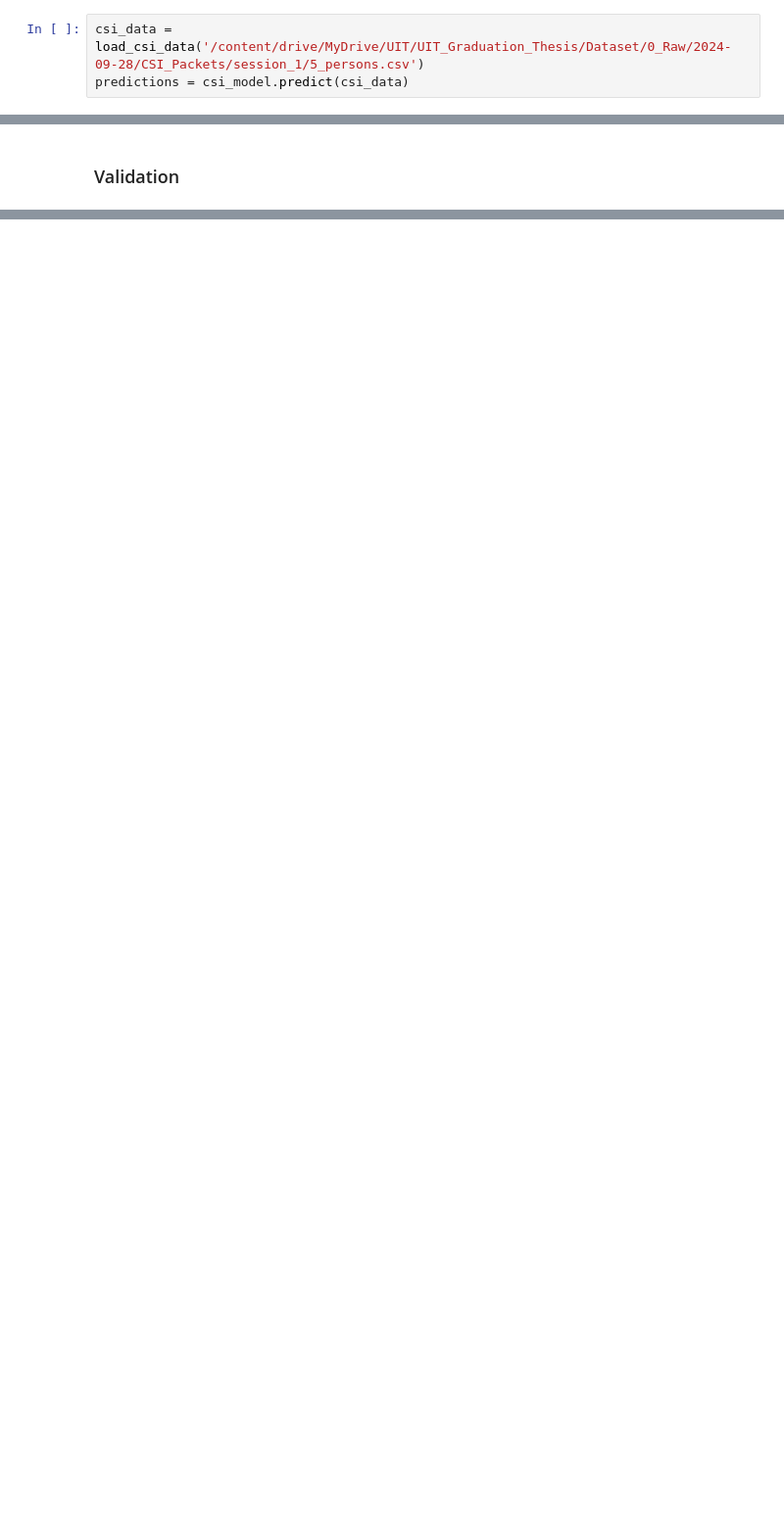
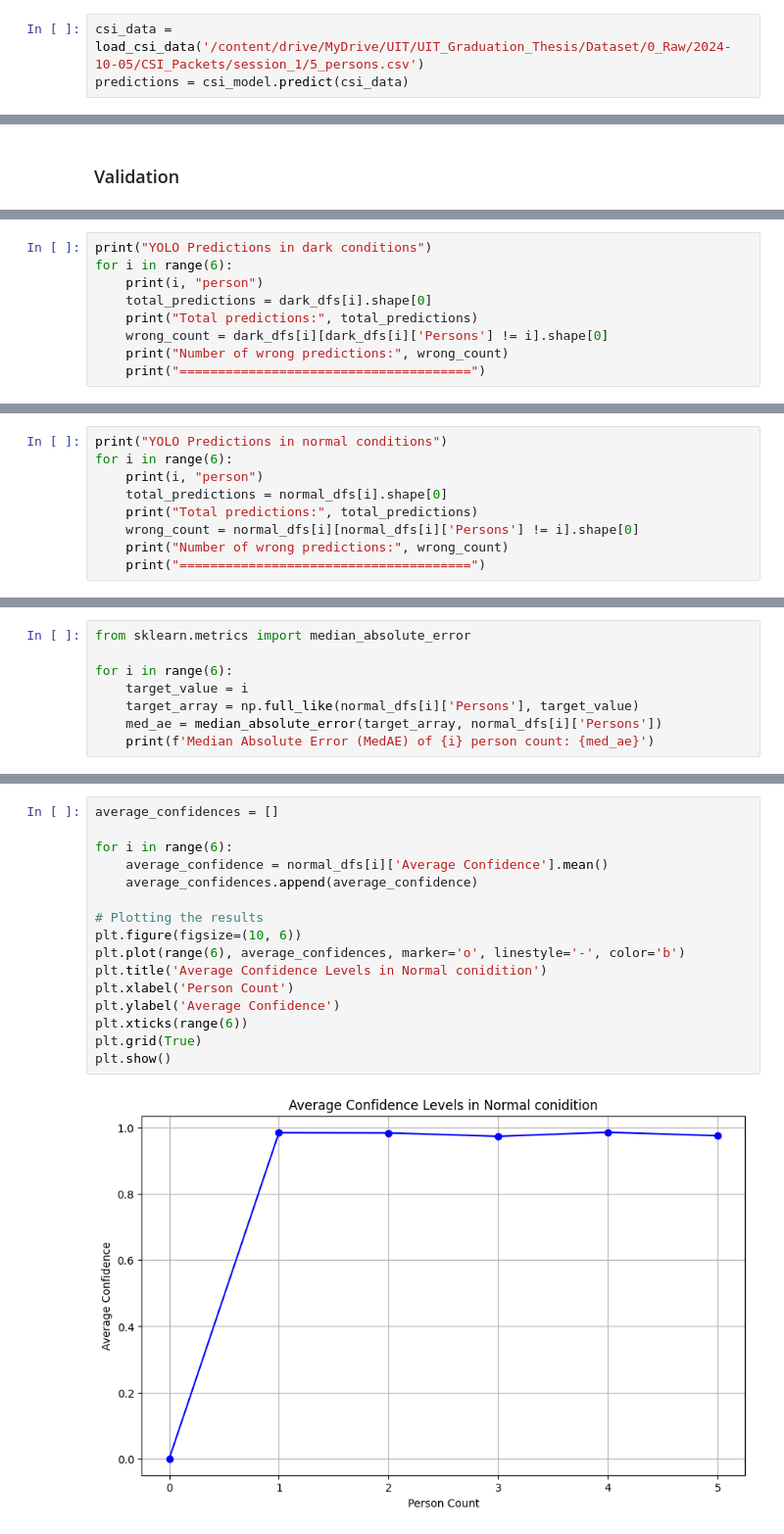
Before and after one commit to thu4n/WiFi-Vision-Counting, a Jupyter notebook: cv-notebooks/validate-model.ipynb, the cells around one changed output, grey strips where cells are left out. Shown at 98% size. Saved outputs shown, nothing was run; the diff lists cells and outputs as text; blank space fills up the shorter version.

Commit message:
update with graphs

```diff
--- a/cv-notebooks/validate-model.ipynb
+++ b/cv-notebooks/validate-model.ipynb
@@ -655,6 +655,6 @@ Detector(
 # %% [markdown]
 ### CSI Prediction
 # %%
-csi_data = load_csi_data('/content/drive/MyDrive/UIT/UIT_Graduation_Thesis/Dataset/0_Raw/2024-09-28/CSI_Packets/session_1/5_persons.csv')
+csi_data = load_csi_data('/content/drive/MyDrive/UIT/UIT_Graduation_Thesis/Dataset/0_Raw/2024-10-05/CSI_Packets/session_1/5_persons.csv')
 predictions = csi_model.predict(csi_data)
 # %% [output]
@@ -891,0 +809,9 @@ test_df.to_csv('/content/drive/MyDrive/UIT/UIT_Graduation_Thesis/Test/5ppl_test_
+# %%
+print("YOLO Predictions in dark conditions")
+for i in range(6):
+    print(i, "person")
+    total_predictions = dark_dfs[i].shape[0]
+    print("Total predictions:", total_predictions)
+    wrong_count = dark_dfs[i][dark_dfs[i]['Persons'] != i].shape[0]
+    print("Number of wrong predictions:", wrong_count)
+    print("======================================")
@@ -891,0 +836,9 @@ test_df.to_csv('/content/drive/MyDrive/UIT/UIT_Graduation_Thesis/Test/5ppl_test_
+# %%
+print("YOLO Predictions in normal conditions")
+for i in range(6):
+    print(i, "person")
+    total_predictions = normal_dfs[i].shape[0]
+    print("Total predictions:", total_predictions)
+    wrong_count = normal_dfs[i][normal_dfs[i]['Persons'] != i].shape[0]
+    print("Number of wrong predictions:", wrong_count)
+    print("======================================")
@@ -891,0 +863,8 @@ test_df.to_csv('/content/drive/MyDrive/UIT/UIT_Graduation_Thesis/Test/5ppl_test_
+# %%
+from sklearn.metrics import median_absolute_error
+
+for i in range(6):
+    target_value = i
+    target_array = np.full_like(normal_dfs[i]['Persons'], target_value)
+    med_ae = median_absolute_error(target_array, normal_dfs[i]['Persons'])
+    print(f'Median Absolute Error (MedAE) of {i} person count: {med_ae}')
@@ -891,0 +878,18 @@ test_df.to_csv('/content/drive/MyDrive/UIT/UIT_Graduation_Thesis/Test/5ppl_test_
+# %%
+average_confidences = []
+
+for i in range(6):
+    average_confidence = normal_dfs[i]['Average Confidence'].mean()
+    average_confidences.append(average_confidence)
+
+# Plotting the results
+plt.figure(figsize=(10, 6))
+plt.plot(range(6), average_confidences, marker='o', linestyle='-', color='b')
+plt.title('Average Confidence Levels in Normal conidition')
+plt.xlabel('Person Count')
+plt.ylabel('Average Confidence')
+plt.xticks(range(6))
+plt.grid(True)
+plt.show()
+# %% [output]
+[figure, added]
```
Also changed, not shown: parts of 19 cells of this notebook.
